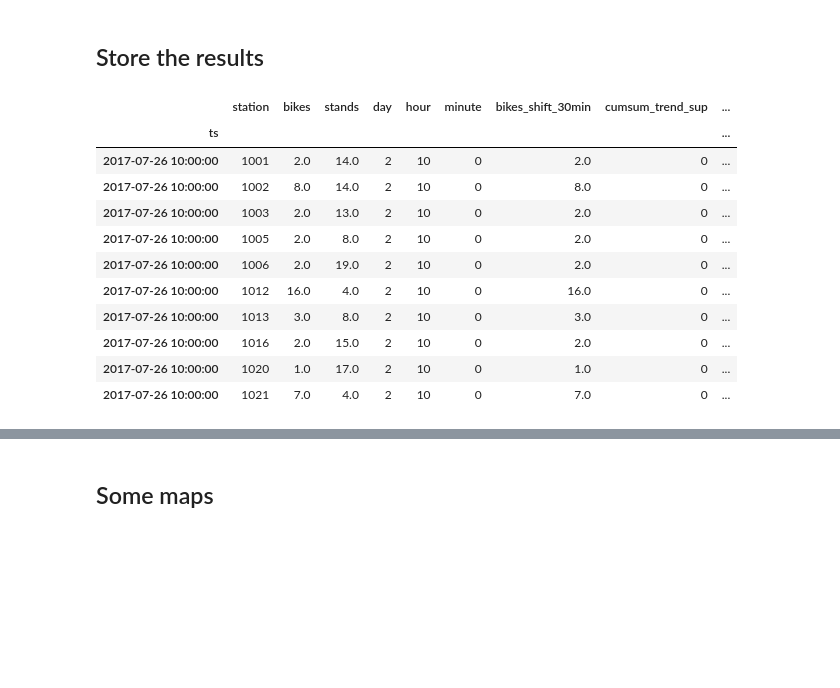
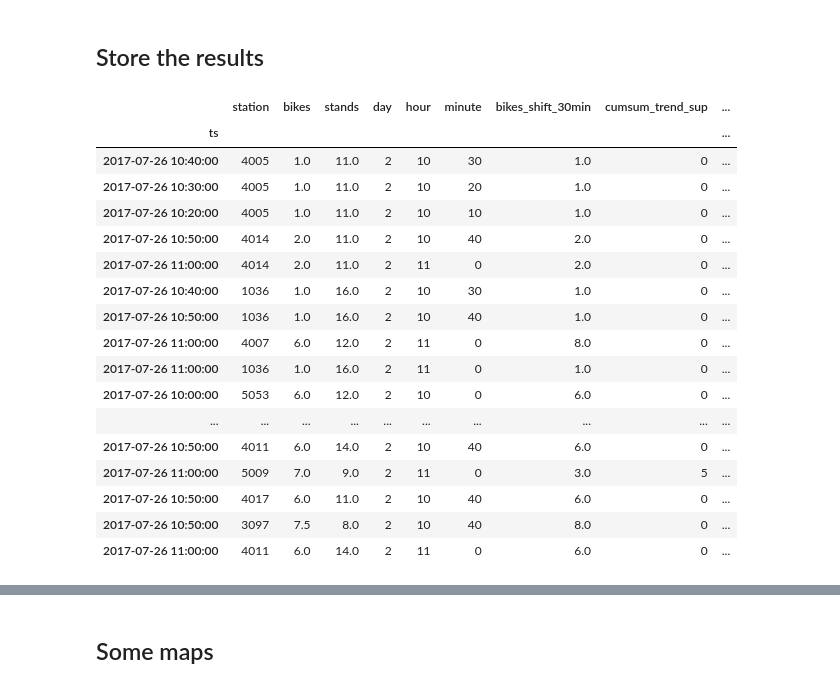
Before and after one commit to armgilles/open-data-bikes-analysis, a Jupyter notebook: Prediction-Lyon-Aramnd.ipynb, the cells around one changed output, grey strips where cells are left out. Cells and saved outputs as stored; diff of their text form; code cells hidden in the pictures; blank space fills up the shorter version.

```diff
--- a/Prediction-Lyon-Aramnd.ipynb
+++ b/Prediction-Lyon-Aramnd.ipynb
@@ -378,17 +378,23 @@ result['relative_error'] = 100. * np.abs(pred - test_Y) / test_Y
 result['quad_error'] = (pred - test_Y)**2
 result.to_csv("prediction-freq-{}-{}.csv".format(freq, predict_date))
 # %%
-result.head(10)
+result.sort_values('error').head(20)
 # %% [output]
 |  | station | bikes | stands | day | hour | minute | bikes_shift_30min | cumsum_trend_sup | ... |
 | ts |  |  |  |  |  |  |  |  | ... |
-| 2017-07-26 10:00:00 | 1001 | 2.0 | 14.0 | 2 | 10 | 0 | 2.0 | 0 | ... |
-| 2017-07-26 10:00:00 | 1002 | 8.0 | 14.0 | 2 | 10 | 0 | 8.0 | 0 | ... |
-| 2017-07-26 10:00:00 | 1003 | 2.0 | 13.0 | 2 | 10 | 0 | 2.0 | 0 | ... |
-| 2017-07-26 10:00:00 | 1005 | 2.0 | 8.0 | 2 | 10 | 0 | 2.0 | 0 | ... |
-| 2017-07-26 10:00:00 | 1006 | 2.0 | 19.0 | 2 | 10 | 0 | 2.0 | 0 | ... |
-| 2017-07-26 10:00:00 | 1012 | 16.0 | 4.0 | 2 | 10 | 0 | 16.0 | 0 | ... |
-| 2017-07-26 10:00:00 | 1013 | 3.0 | 8.0 | 2 | 10 | 0 | 3.0 | 0 | ... |
-| 2017-07-26 10:00:00 | 1016 | 2.0 | 15.0 | 2 | 10 | 0 | 2.0 | 0 | ... |
-| 2017-07-26 10:00:00 | 1020 | 1.0 | 17.0 | 2 | 10 | 0 | 1.0 | 0 | ... |
-| 2017-07-26 10:00:00 | 1021 | 7.0 | 4.0 | 2 | 10 | 0 | 7.0 | 0 | ... |
+| 2017-07-26 10:40:00 | 4005 | 1.0 | 11.0 | 2 | 10 | 30 | 1.0 | 0 | ... |
+| 2017-07-26 10:30:00 | 4005 | 1.0 | 11.0 | 2 | 10 | 20 | 1.0 | 0 | ... |
+| 2017-07-26 10:20:00 | 4005 | 1.0 | 11.0 | 2 | 10 | 10 | 1.0 | 0 | ... |
+| 2017-07-26 10:50:00 | 4014 | 2.0 | 11.0 | 2 | 10 | 40 | 2.0 | 0 | ... |
+| 2017-07-26 11:00:00 | 4014 | 2.0 | 11.0 | 2 | 11 | 0 | 2.0 | 0 | ... |
+| 2017-07-26 10:40:00 | 1036 | 1.0 | 16.0 | 2 | 10 | 30 | 1.0 | 0 | ... |
+| 2017-07-26 10:50:00 | 1036 | 1.0 | 16.0 | 2 | 10 | 40 | 1.0 | 0 | ... |
+| 2017-07-26 11:00:00 | 4007 | 6.0 | 12.0 | 2 | 11 | 0 | 8.0 | 0 | ... |
+| 2017-07-26 11:00:00 | 1036 | 1.0 | 16.0 | 2 | 11 | 0 | 1.0 | 0 | ... |
+| 2017-07-26 10:00:00 | 5053 | 6.0 | 12.0 | 2 | 10 | 0 | 6.0 | 0 | ... |
+| ... | ... | ... | ... | ... | ... | ... | ... | ... | ... |
+| 2017-07-26 10:50:00 | 4011 | 6.0 | 14.0 | 2 | 10 | 40 | 6.0 | 0 | ... |
+| 2017-07-26 11:00:00 | 5009 | 7.0 | 9.0 | 2 | 11 | 0 | 3.0 | 5 | ... |
+| 2017-07-26 10:50:00 | 4017 | 6.0 | 11.0 | 2 | 10 | 40 | 6.0 | 0 | ... |
+| 2017-07-26 10:50:00 | 3097 | 7.5 | 8.0 | 2 | 10 | 40 | 8.0 | 0 | ... |
+| 2017-07-26 11:00:00 | 4011 | 6.0 | 14.0 | 2 | 11 | 0 | 6.0 | 0 | ... |
```
Also changed, not shown: parts of 3 cells of this notebook.
